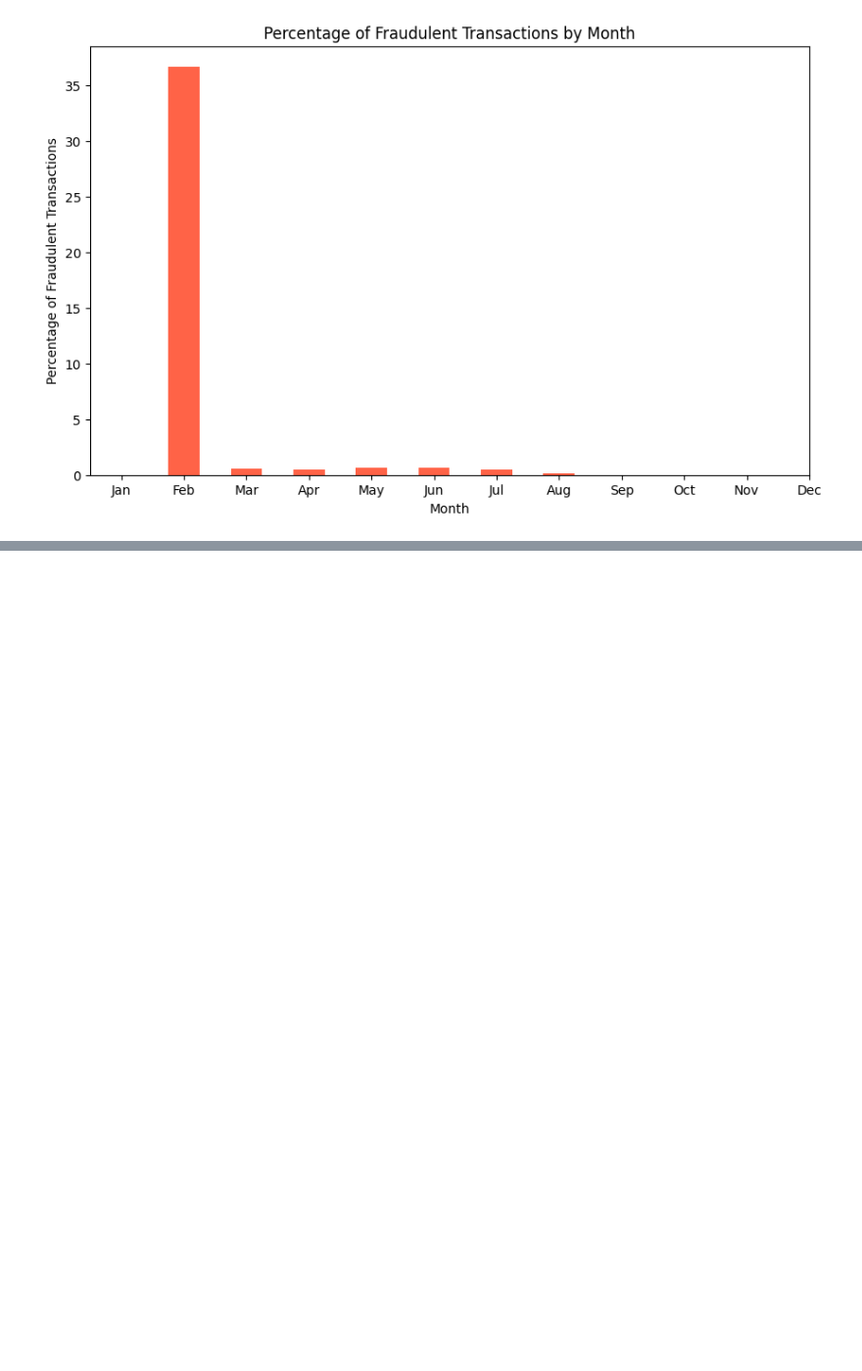
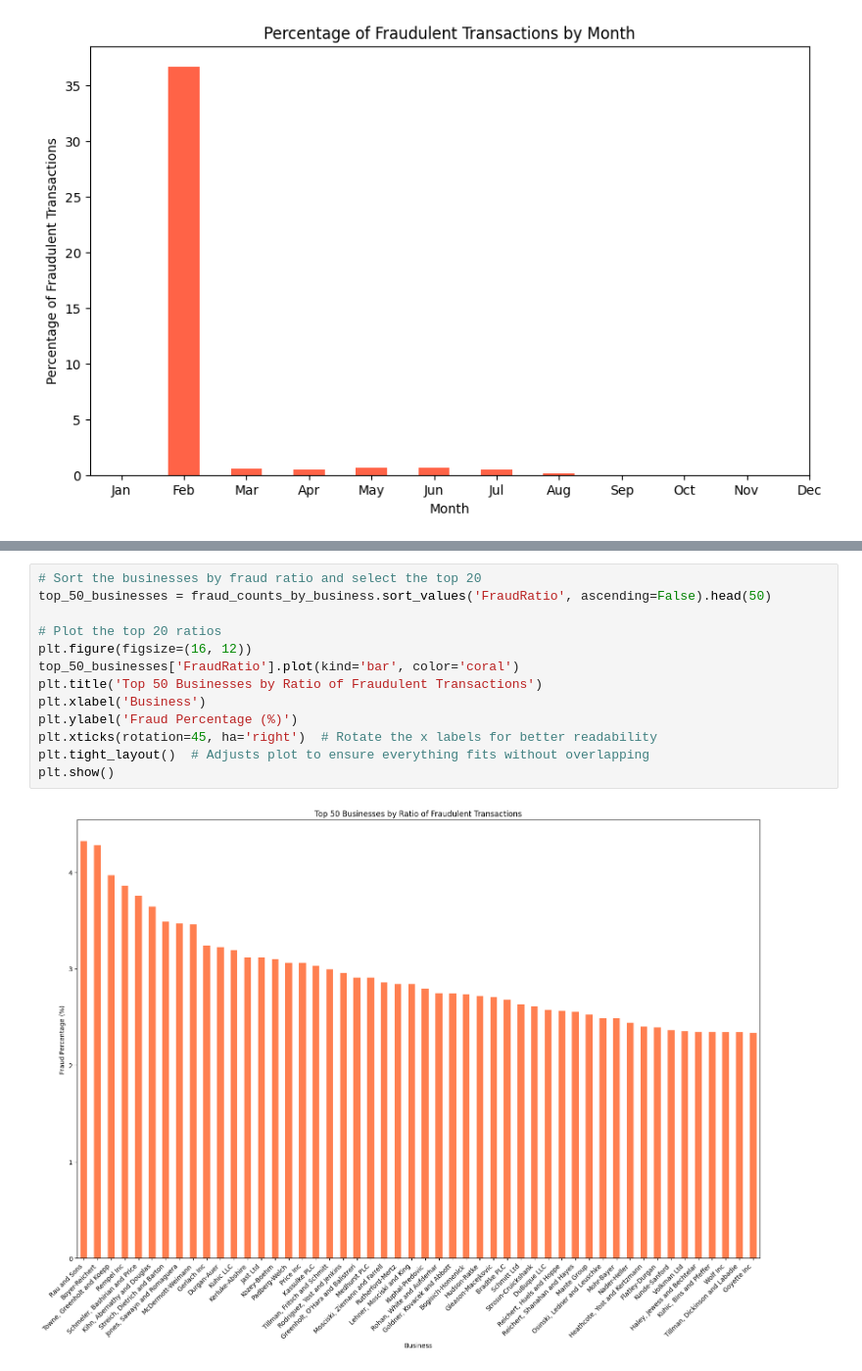
Before and after one commit to ethan-rng/dataquest, a Jupyter notebook: data_viz.ipynb, the cells around one changed output, grey strips where cells are left out. Shown at 98% size. Saved outputs shown, nothing was run; the diff lists cells and outputs as text; blank space fills up the shorter version.

```diff
--- a/data_viz.ipynb
+++ b/data_viz.ipynb
@@ -107,0 +113,15 @@ plt.show()
+# %%
+# Sort the businesses by fraud ratio and select the top 20
+top_50_businesses = fraud_counts_by_business.sort_values('FraudRatio', ascending=False).head(50)
+
+# Plot the top 20 ratios
+plt.figure(figsize=(16, 12))
+top_50_businesses['FraudRatio'].plot(kind='bar', color='coral')
+plt.title('Top 50 Businesses by Ratio of Fraudulent Transactions')
+plt.xlabel('Business')
+plt.ylabel('Fraud Percentage (%)')
+plt.xticks(rotation=45, ha='right')  # Rotate the x labels for better readability
+plt.tight_layout()  # Adjusts plot to ensure everything fits without overlapping
+plt.show()
+# %% [output]
+[figure, added]
```
Also changed, not shown: parts of 5 cells of this notebook.
